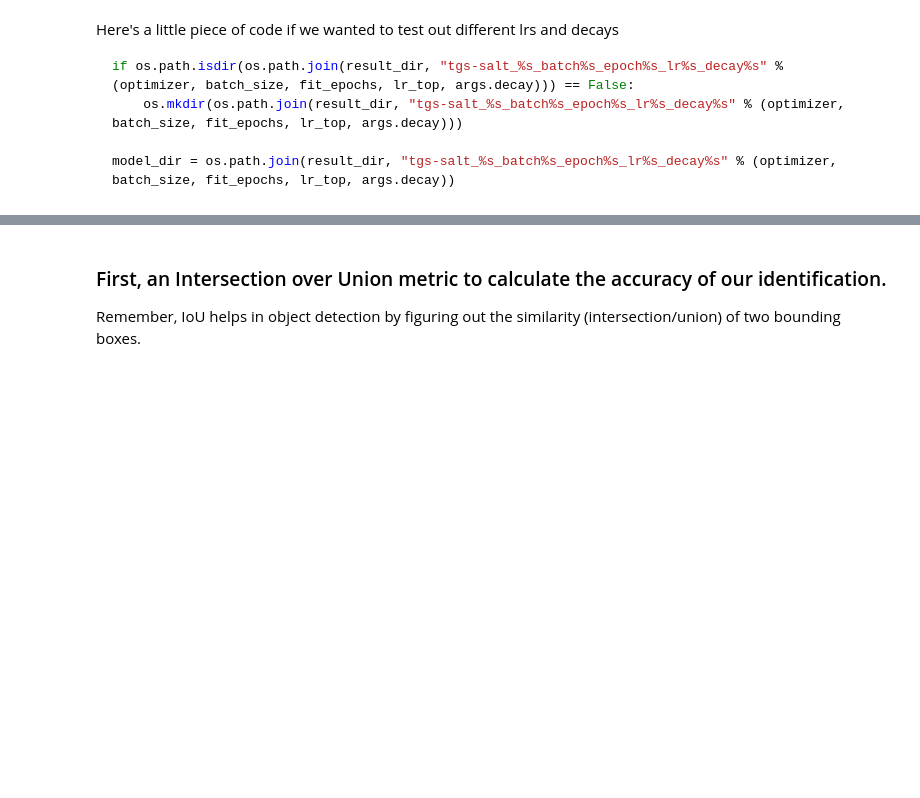
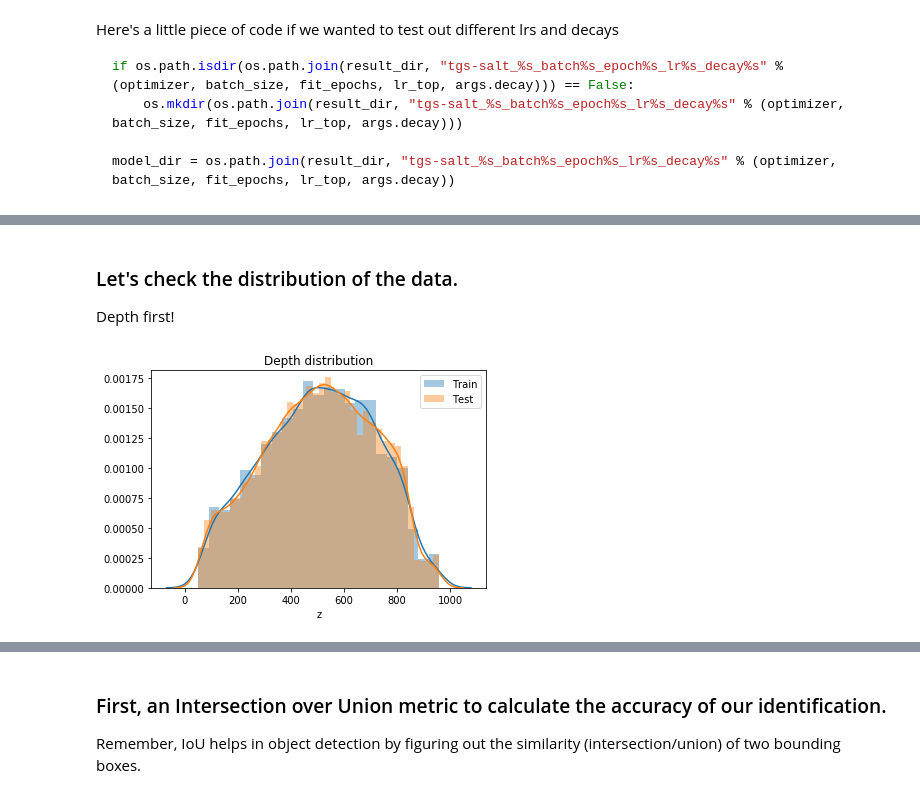
Before and after one commit to CutieOwl/kaggle-practice, a Jupyter notebook: tgs_salt_identification/salt_identification.ipynb, the cells around one changed output, grey strips where cells are left out. Cells and saved outputs as stored; diff of their text form; code cells hidden in the pictures; blank space fills up the shorter version.

```diff
--- a/tgs_salt_identification/salt_identification.ipynb
+++ b/tgs_salt_identification/salt_identification.ipynb
@@ -353,0 +181,5 @@ For now, I'm basing my model off of Jesper's U-Net model, which is in turn based
+# %%
+train_df = pd.read_csv(os.path.join(data_dir, "train.csv"), index_col="id", usecols=[0])
+depths_df = pd.read_csv(os.path.join(data_dir, "depths.csv"), index_col="id")
+train_df = train_df.join(depths_df)
+test_df = depths_df[~depths_df.index.isin(train_df.index)]
@@ -353,0 +188,14 @@ For now, I'm basing my model off of Jesper's U-Net model, which is in turn based
+# %%
+MAX_DEPTH = max(train_df["z"])
+MIN_DEPTH = min(train_df["z"])
+print("Max: %s, Min: %s" % (MAX_DEPTH, MIN_DEPTH))
+train_df["images"] = [np.array(load_img(os.path.join(train_dir_img, '%s.png' % idx), grayscale=True)) / 255
+                      for idx in tqdm_notebook(train_df.index)]
+train_df["masks"] = [np.array(load_img(os.path.join(train_dir_mask, '%s.png' % idx), grayscale=True)) / 255
+                     for idx in tqdm_notebook(train_df.index)]
+train_df["depth"] = [((np.ones_like(train_df.loc[i]["images"]) * train_df.loc[i]["z"]) - MIN_DEPTH)/(MAX_DEPTH - MIN_DEPTH)
+                     for i in tqdm_notebook(train_df.index)]
+print(train_df["depth"][0].shape)
+train_df["images_d"] = [np.dstack((train_df["images"][i], train_df["depth"][i])) for i in tqdm_notebook(train_df.index)]
+print(train_df["images_d"][0].shape)
+train_df.head()
@@ -353,0 +217,10 @@ For now, I'm basing my model off of Jesper's U-Net model, which is in turn based
+# %% [markdown]
+### Let's check the distribution of the data.
+Depth first!
+# %%
+_ = sns.distplot(train_df.z, label="Train")
+_ = sns.distplot(test_df.z, label="Test")
+_ = plt.legend()
+_ = plt.title("Depth distribution")
+# %% [output]
+[figure, added]
```
Also changed, not shown: parts of 65 cells of this notebook, 9 other files.
